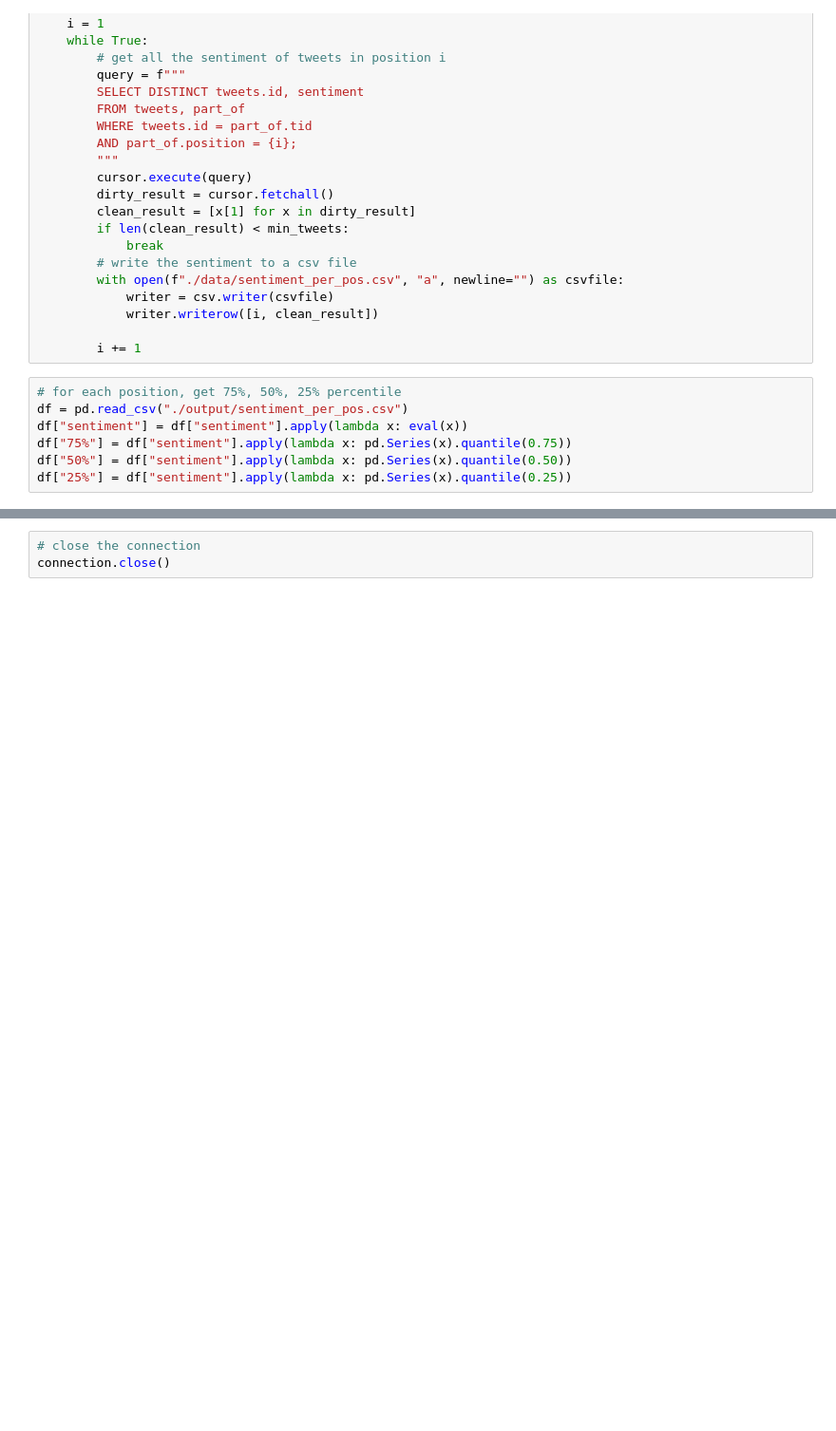
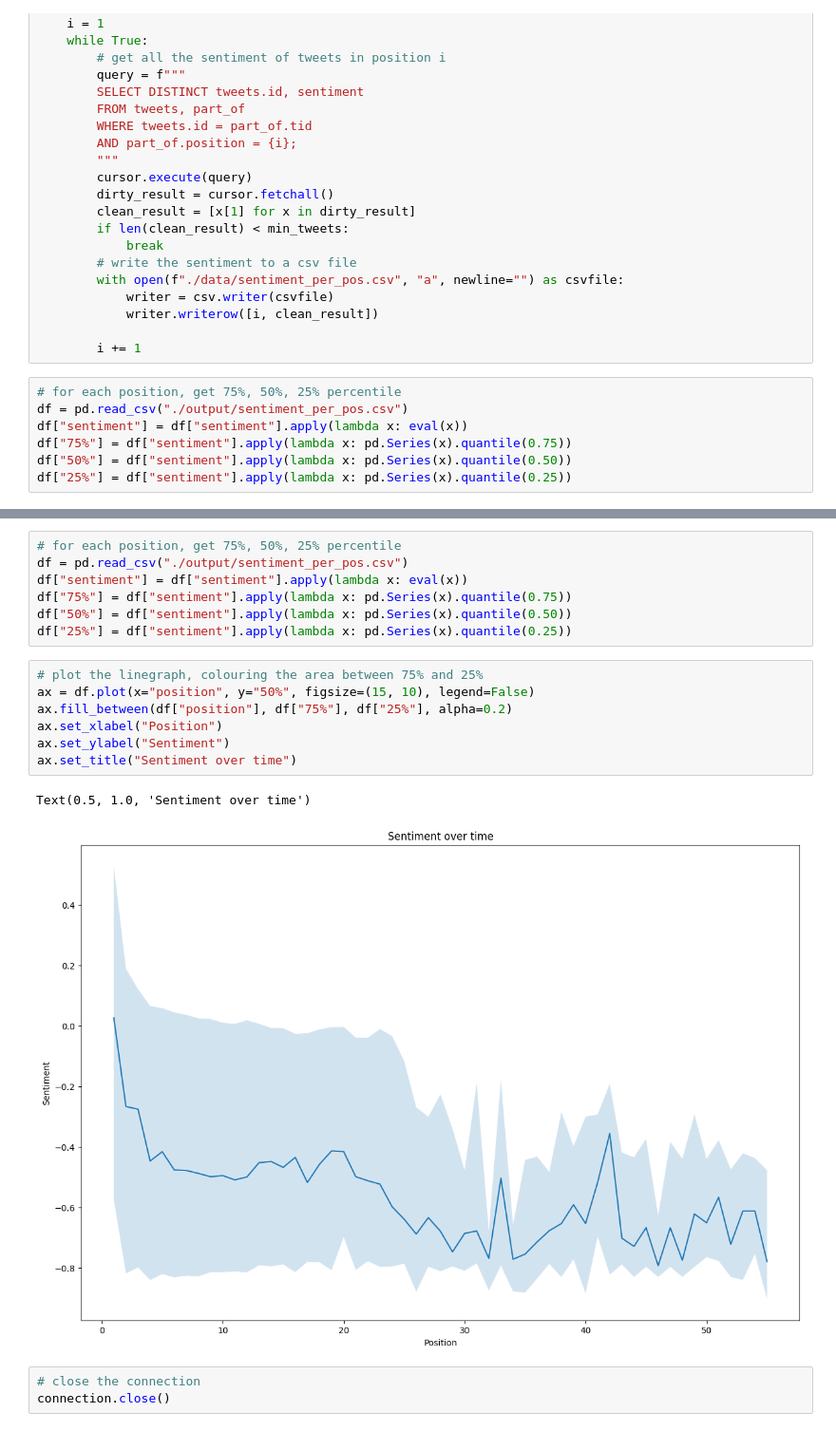
Before and after one commit to danamira/DBL-Data-Challenge, a Jupyter notebook: wacky inflatable flailing sentiment over time line.ipynb, the cells around one changed output, grey strips where cells are left out. Shown at 95% size. Cells and saved outputs as stored; diff of their text form; blank space fills up the shorter version.

```diff
--- a/wacky inflatable flailing sentiment over time line.ipynb
+++ b/wacky inflatable flailing sentiment over time line.ipynb
@@ -63,3 +98,20 @@ ax.set_title("Sentiment over time")
+# %%
+# for each position, get 75%, 50%, 25% percentile
+df = pd.read_csv("./output/sentiment_per_pos.csv")
+df["sentiment"] = df["sentiment"].apply(lambda x: eval(x))
+df["75%"] = df["sentiment"].apply(lambda x: pd.Series(x).quantile(0.75))
+df["50%"] = df["sentiment"].apply(lambda x: pd.Series(x).quantile(0.50))
+df["25%"] = df["sentiment"].apply(lambda x: pd.Series(x).quantile(0.25))
+# %%
+# plot the linegraph, colouring the area between 75% and 25%
+ax = df.plot(x="position", y="50%", figsize=(15, 10), legend=False)
+ax.fill_between(df["position"], df["75%"], df["25%"], alpha=0.2)
+ax.set_xlabel("Position")
+ax.set_ylabel("Sentiment")
+ax.set_title("Sentiment over time")
+# %% [output]
+Text(0.5, 1.0, 'Sentiment over time')
+[figure, added]
 # %%
 # close the connection
 connection.close()
```
Also changed, not shown: parts of 2 cells of this notebook.
